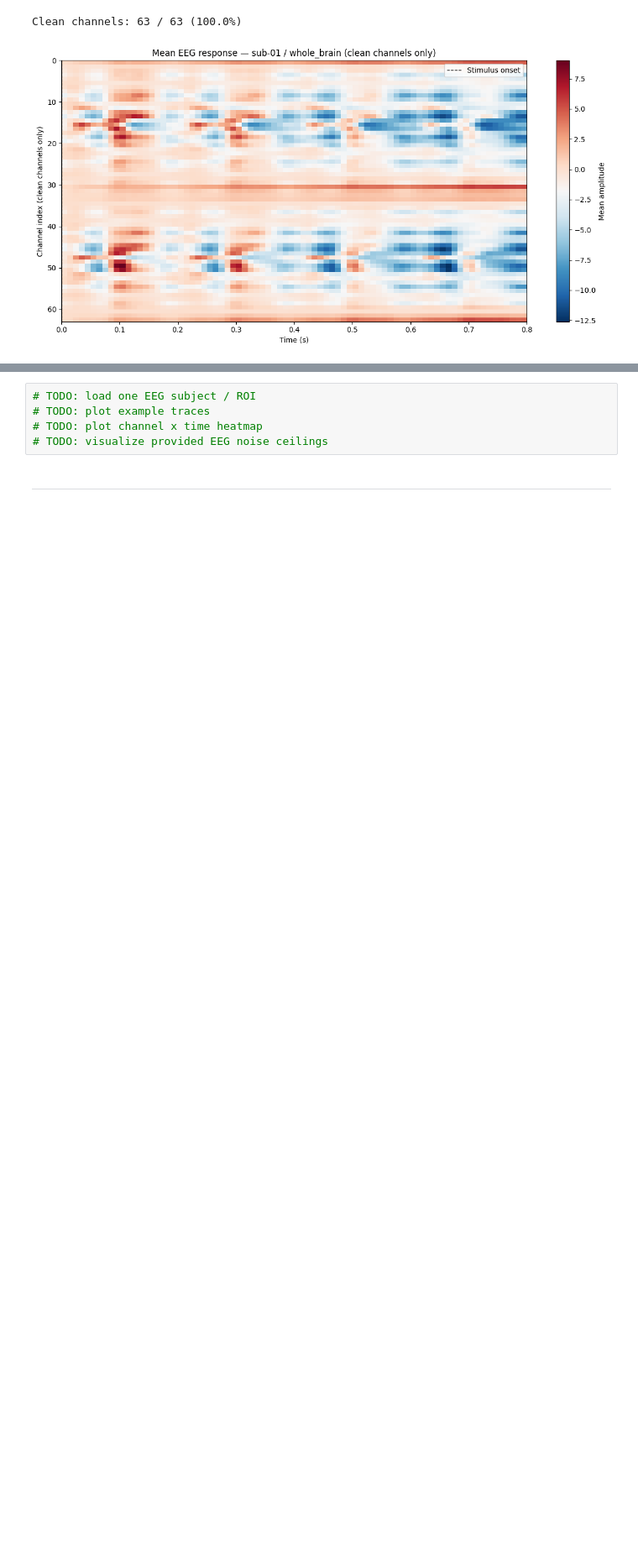
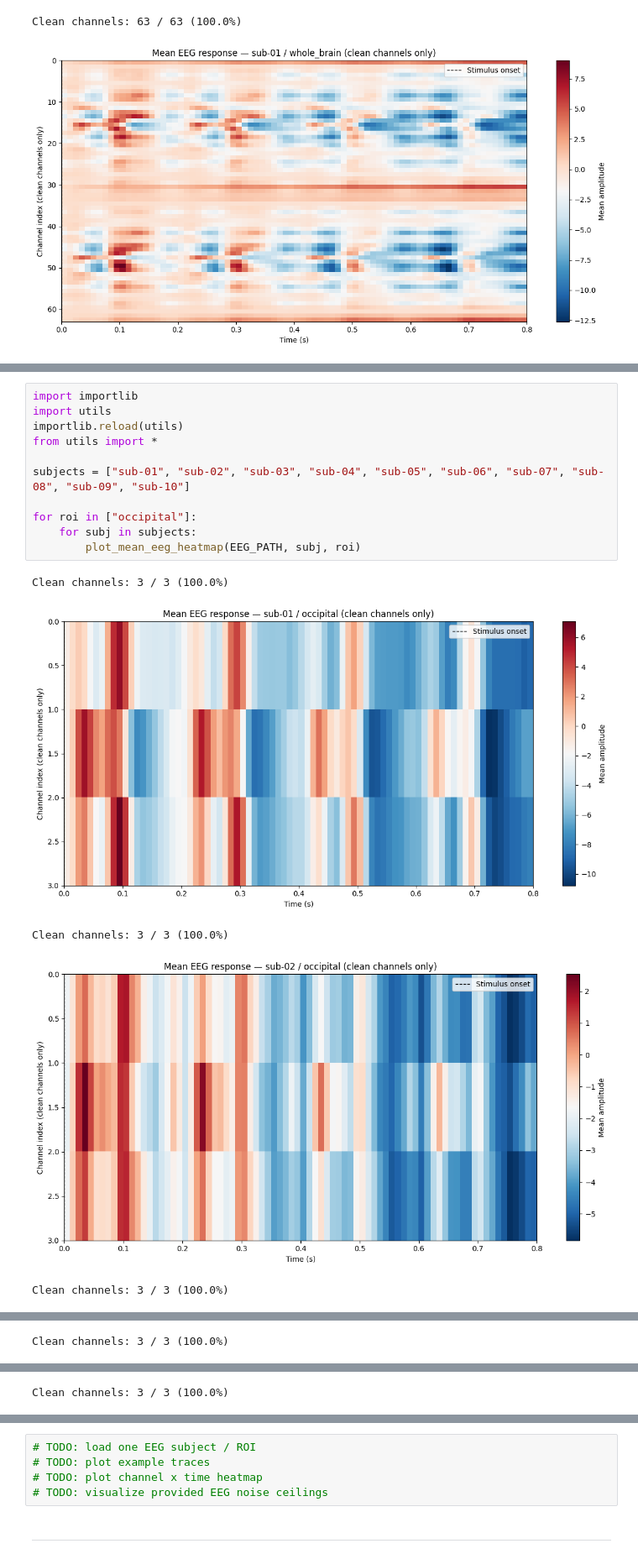
Before and after one commit to AnastasisPap/Brain-like-computation-and-intelligence-project, a Jupyter notebook: nx414_project_2026.ipynb, the cells around one changed output, grey strips where cells are left out. Shown at 84% size. Saved outputs shown, nothing was run; the diff lists cells and outputs as text; blank space fills up the shorter version.

```diff
--- a/nx414_project_2026.ipynb
+++ b/nx414_project_2026.ipynb
@@ -1458,0 +1527,17 @@ Clean channels: 3 / 3 (100.0%)
+# %%
+import importlib
+import utils
+importlib.reload(utils)
+from utils import *
+
+subjects = ["sub-01", "sub-02", "sub-03", "sub-04", "sub-05", "sub-06", "sub-07", "sub-08", "sub-09", "sub-10"]
+
+for roi in ["occipital"]:
+    for subj in subjects:
+        plot_mean_eeg_heatmap(EEG_PATH, subj, roi)
+# %% [output]
+Clean channels: 3 / 3 (100.0%)
+[figure, added]
+Clean channels: 3 / 3 (100.0%)
+[figure, added]
+Clean channels: 3 / 3 (100.0%)
@@ -1458,0 +1545 @@ Clean channels: 3 / 3 (100.0%)
+Clean channels: 3 / 3 (100.0%)
@@ -1458,0 +1547 @@ Clean channels: 3 / 3 (100.0%)
+Clean channels: 3 / 3 (100.0%)
```
Also changed, not shown: parts of 7 cells of this notebook, 8 other files.
